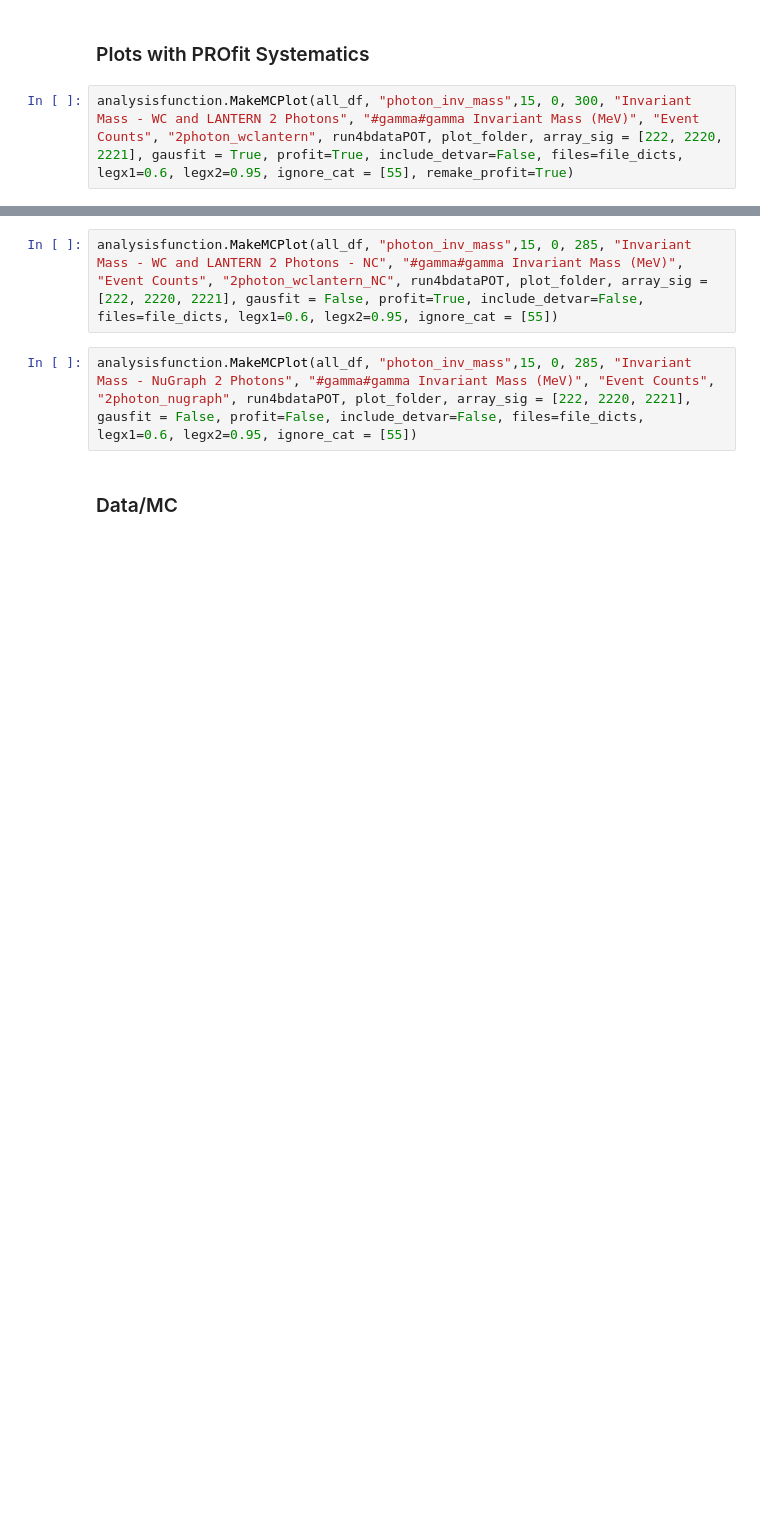
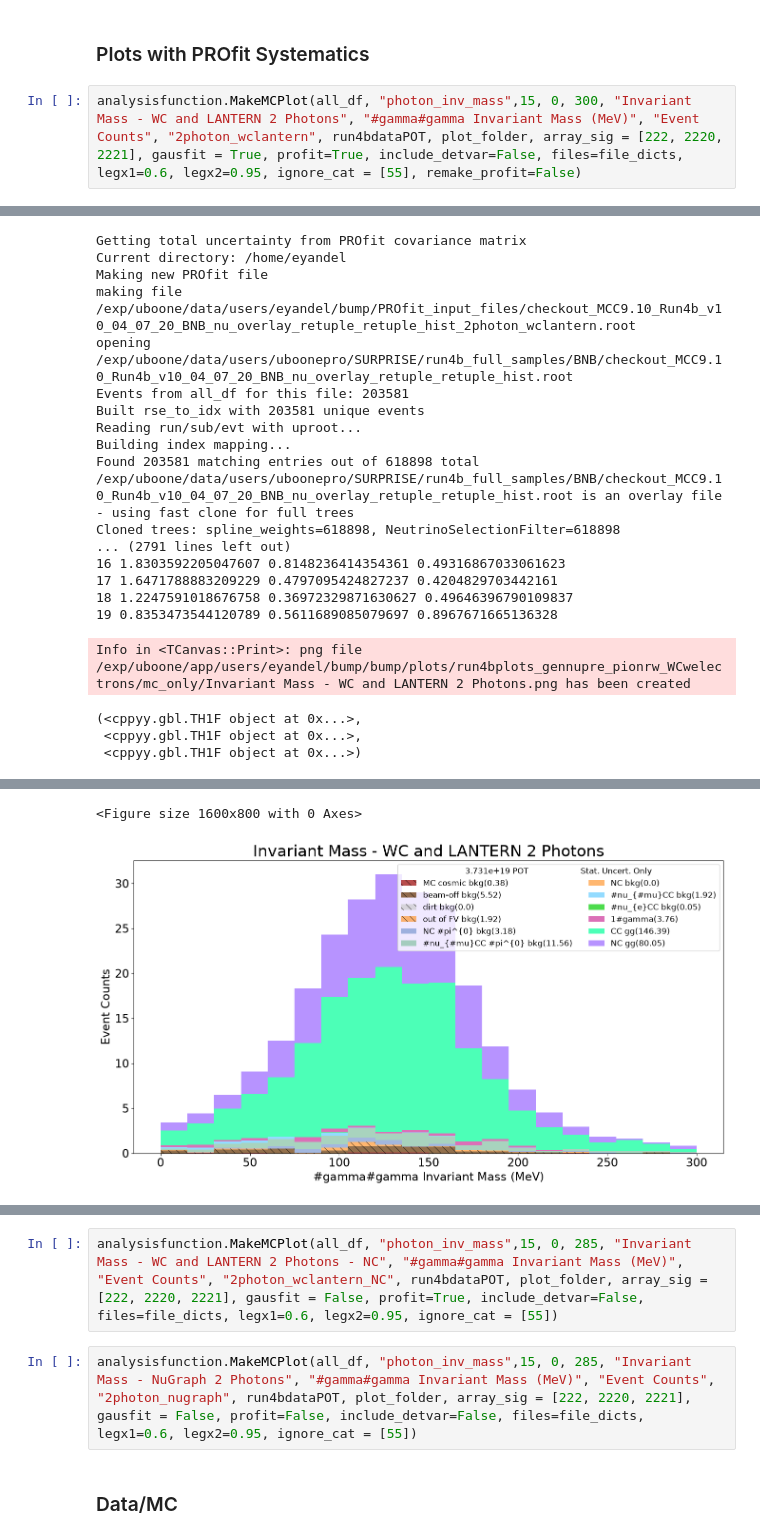
Before and after one commit to eyandel/bump, a Jupyter notebook: notebooks/selection.ipynb, the cells around one changed output, grey strips where cells are left out. Drawn from its saved outputs; the diff is of its cells as text; blank space fills up the shorter version.

```diff
--- a/notebooks/selection.ipynb
+++ b/notebooks/selection.ipynb
@@ -2731,4 +2853,5 @@ analysisfunction.MakeMCPlot(all_df, "photon_inv_mass",15, 0.1, 600.1, "Invariant
 # %% [markdown]
 ### Plots with PROfit Systematics
 # %%
-analysisfunction.MakeMCPlot(all_df, "photon_inv_mass",15, 0, 300, "Invariant Mass - WC and LANTERN 2 Photons", "#gamma#gamma Invariant Mass (MeV)", "Event Counts", "2photon_wclantern", run4bdataPOT, plot_folder, array_sig = [222, 2220, 2221], gausfit = True, profit=True, include_detvar=False, files=file_dicts, legx1=0.6, legx2=0.95, ignore_cat = [55], remake_profit=True)
+analysisfunction.MakeMCPlot(all_df, "photon_inv_mass",15, 0, 300, "Invariant Mass - WC and LANTERN 2 Photons", "#gamma#gamma Invariant Mass (MeV)", "Event Counts", "2photon_wclantern", run4bdataPOT, plot_folder, array_sig = [222, 2220, 2221], gausfit = True, profit=True, include_detvar=False, files=file_dicts, legx1=0.6, legx2=0.95, ignore_cat = [55], remake_profit=False)
+# %% [output]
@@ -2734,0 +2871,21 @@ analysisfunction.MakeMCPlot(all_df, "photon_inv_mass",15, 0, 300, "Invariant Mas
+Getting total uncertainty from PROfit covariance matrix
+Current directory: /home/eyandel
+Making new PROfit file
+making file /exp/uboone/data/users/eyandel/bump/PROfit_input_files/checkout_MCC9.10_Run4b_v10_04_07_20_BNB_nu_overlay_retuple_retuple_hist_2photon_wclantern.root
+opening /exp/uboone/data/users/uboonepro/SURPRISE/run4b_full_samples/BNB/checkout_MCC9.10_Run4b_v10_04_07_20_BNB_nu_overlay_retuple_retuple_hist.root
+Events from all_df for this file: 203581
+Built rse_to_idx with 203581 unique events
+Reading run/sub/evt with uproot...
+Building index mapping...
+Found 203581 matching entries out of 618898 total
+/exp/uboone/data/users/uboonepro/SURPRISE/run4b_full_samples/BNB/checkout_MCC9.10_Run4b_v10_04_07_20_BNB_nu_overlay_retuple_retuple_hist.root is an overlay file - using fast clone for full trees
+Cloned trees: spline_weights=618898, NeutrinoSelectionFilter=618898
+... (2791 lines left out)
+16 1.8303592205047607 0.8148236414354361 0.49316867033061623
+17 1.6471788883209229 0.4797095424827237 0.4204829703442161
+18 1.2247591018676758 0.36972329871630627 0.49646396790109837
+19 0.8353473544120789 0.5611689085079697 0.8967671665136328
+Info in <TCanvas::Print>: png file /exp/uboone/app/users/eyandel/bump/bump/plots/run4bplots_gennupre_pionrw_WCwelectrons/mc_only/Invariant Mass - WC and LANTERN 2 Photons.png has been created
+(<cppyy.gbl.TH1F object at 0x...>,
+ <cppyy.gbl.TH1F object at 0x...>,
+ <cppyy.gbl.TH1F object at 0x...>)
@@ -2735 +2893,3 @@ analysisfunction.MakeMCPlot(all_df, "photon_inv_mass",15, 0, 300, "Invariant Mas
+<Figure size 1600x800 with 0 Axes>
+[figure, added]
 # %%
```
Also changed, not shown: parts of 42 cells of this notebook, 1 other file.
